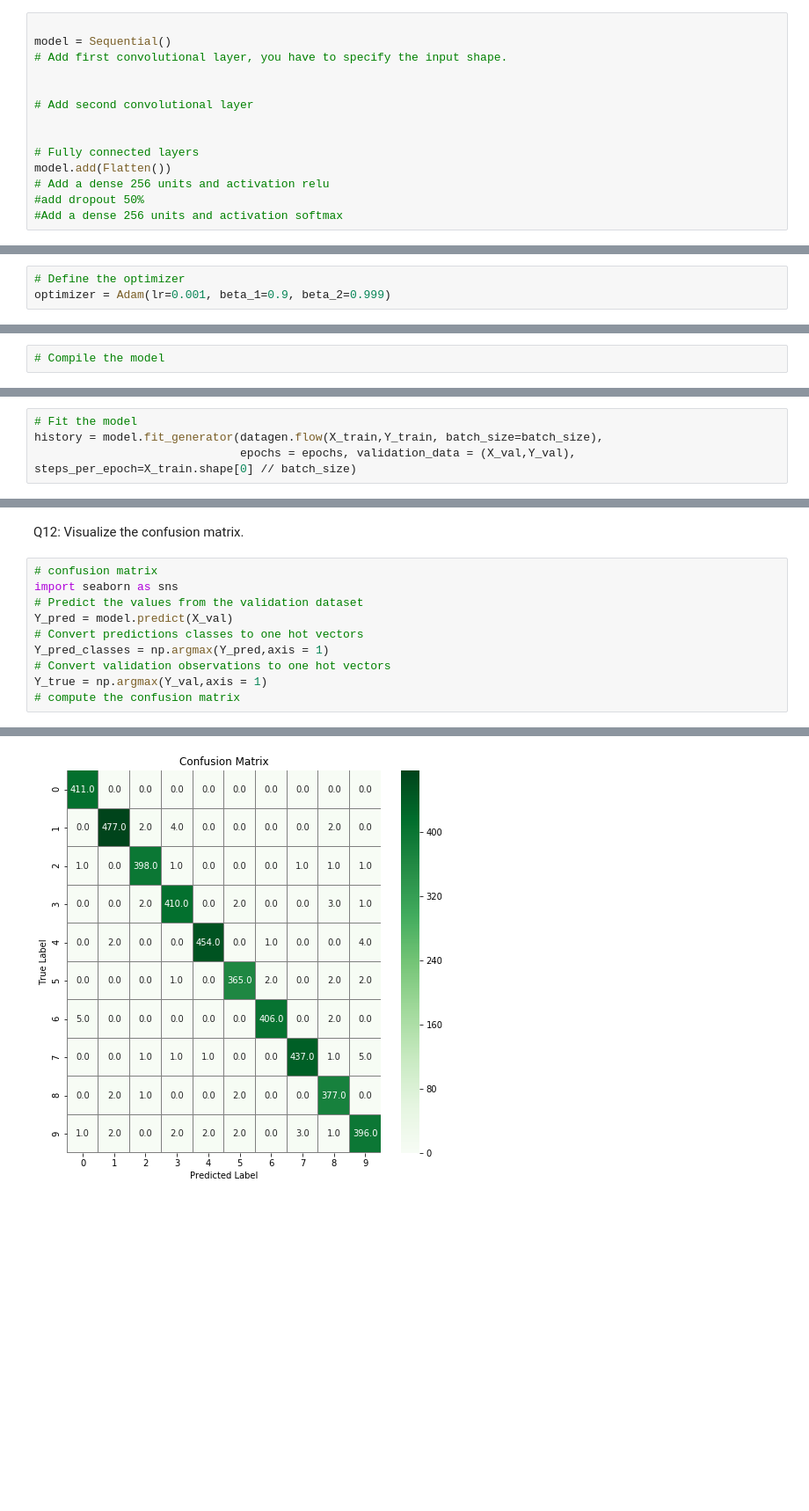
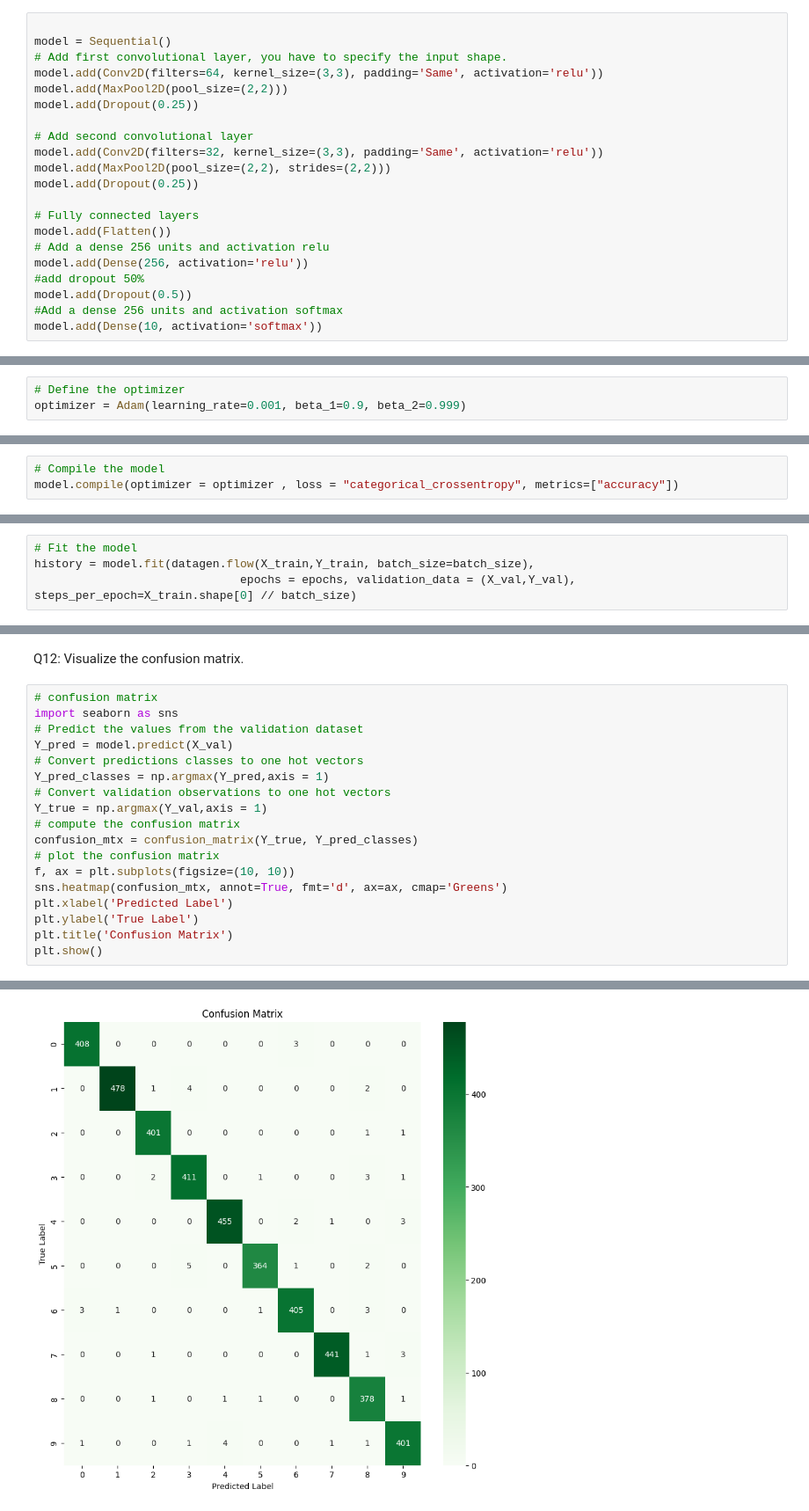
Before and after one commit to p3akth/SLA_complementary, a Jupyter notebook: Assignment_17_april/TP_CNN.ipynb, the cells around one changed output, grey strips where cells are left out. Shown at 88% size. Cells and saved outputs as stored; diff of their text form; blank space fills up the shorter version.

```diff
--- a/Assignment_17_april/TP_CNN.ipynb
+++ b/Assignment_17_april/TP_CNN.ipynb
@@ -219,21 +214,28 @@ Q8: Refer to this https://keras.io/guides/sequential_model/ to build your sequen
 
 model = Sequential()
 # Add first convolutional layer, you have to specify the input shape.
-
+model.add(Conv2D(filters=64, kernel_size=(3,3), padding='Same', activation='relu'))
+model.add(MaxPool2D(pool_size=(2,2)))
+model.add(Dropout(0.25))
 
 # Add second convolutional layer
-
+model.add(Conv2D(filters=32, kernel_size=(3,3), padding='Same', activation='relu'))
+model.add(MaxPool2D(pool_size=(2,2), strides=(2,2)))
+model.add(Dropout(0.25))
 
 # Fully connected layers
 model.add(Flatten())
 # Add a dense 256 units and activation relu
+model.add(Dense(256, activation='relu'))
 #add dropout 50%
+model.add(Dropout(0.5))
 #Add a dense 256 units and activation softmax
+model.add(Dense(10, activation='softmax'))
 # %% [markdown]
 We define the optimizer with the learning rate.
 # %%
 # Define the optimizer
-optimizer = Adam(lr=0.001, beta_1=0.9, beta_2=0.999)
+optimizer = Adam(learning_rate=0.001, beta_1=0.9, beta_2=0.999)
 # %% [markdown]
 <a id="13"></a>
 ### Compile Model
@@ -244,6 +246,7 @@ optimizer = Adam(lr=0.001, beta_1=0.9, beta_2=0.999)
 Q9: Compile the model using model.compile, choose the predefined optimizer, the "categprical_crossentropy", and the accuracy as metrics.
 # %%
 # Compile the model
+model.compile(optimizer = optimizer , loss = "categorical_crossentropy", metrics=["accuracy"])
 # %% [markdown]
 <a id="14"></a>
 ### Epochs and Batch Size
@@ -282,5 +285,5 @@ datagen.fit(X_train)
 Q10: Fit the model and explain the pertinence of each paaremeter.
 # %%
 # Fit the model
-history = model.fit_generator(datagen.flow(X_train,Y_train, batch_size=batch_size),
+history = model.fit(datagen.flow(X_train,Y_train, batch_size=batch_size),
                               epochs = epochs, validation_data = (X_val,Y_val), steps_per_epoch=X_train.shape[0] // batch_size)
@@ -298,4 +333,12 @@ Y_pred_classes = np.argmax(Y_pred,axis = 1)
 # Convert validation observations to one hot vectors
 Y_true = np.argmax(Y_val,axis = 1)
 # compute the confusion matrix
+confusion_mtx = confusion_matrix(Y_true, Y_pred_classes)
+# plot the confusion matrix
+f, ax = plt.subplots(figsize=(10, 10))
+sns.heatmap(confusion_mtx, annot=True, fmt='d', ax=ax, cmap='Greens')
+plt.xlabel('Predicted Label')
+plt.ylabel('True Label')
+plt.title('Confusion Matrix')
+plt.show()
 # %% [output]
@@ -302 +346 @@ Y_true = np.argmax(Y_val,axis = 1)
-[figure, old version]
+[figure, new version]
```
Also changed, not shown: parts of 11 cells of this notebook.
